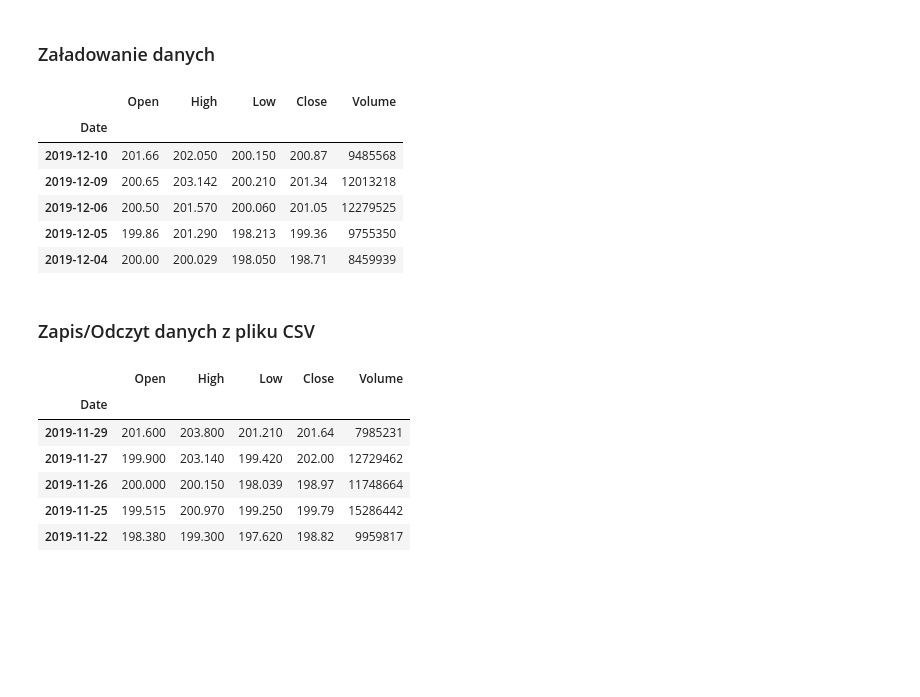
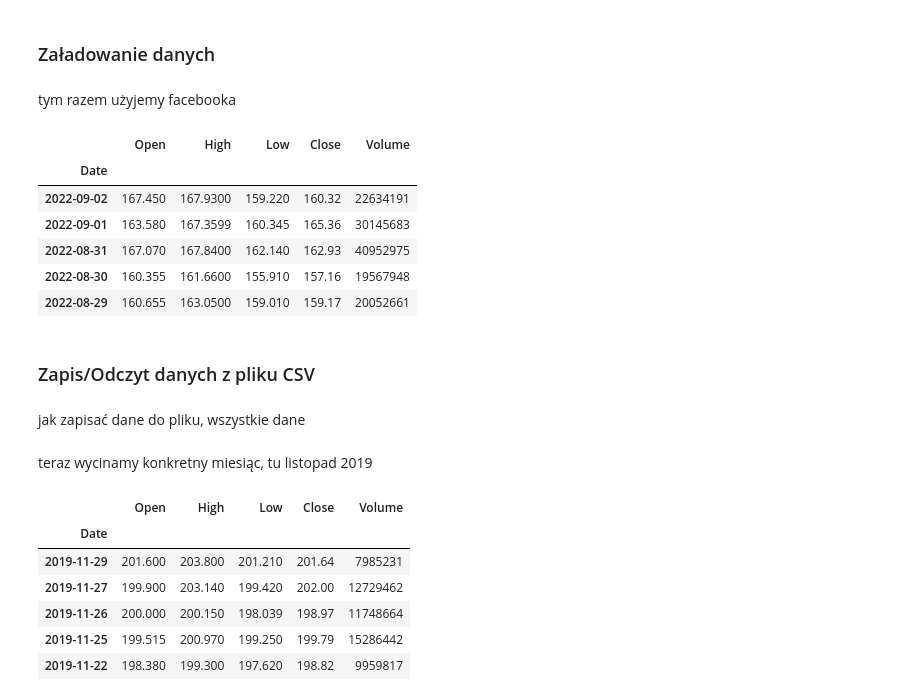
Before and after one commit to J000lka/data-science-bootcamp, a Jupyter notebook: 02_analiza_danych/03_zapis_odczyt.ipynb, the cells around one changed output. Drawn from its saved outputs; the diff is of its cells as text; code cells hidden in the pictures; blank space fills up the shorter version.

```diff
--- a/02_analiza_danych/03_zapis_odczyt.ipynb
+++ b/02_analiza_danych/03_zapis_odczyt.ipynb
@@ -26,28 +26,34 @@ import numpy as np
 import pandas as pd
 # %% [markdown]
 ### <a name='a2'></a> Załadowanie danych
+# %% [markdown]
+tym razem użyjemy facebooka
 # %%
 def fetch_financial_data(company='AMZN'):
     """
     This function fetch stock market quotations.
     """
     import pandas_datareader.data as web
     return web.DataReader(name=company, data_source='stooq')
 
-df = fetch_financial_data('FB')
+df = fetch_financial_data('META')
 df.head()
 # %% [output]
 |  | Open | High | Low | Close | Volume |
 | Date |  |  |  |  |  |
-| 2019-12-10 | 201.66 | 202.050 | 200.150 | 200.87 | 9485568 |
-| 2019-12-09 | 200.65 | 203.142 | 200.210 | 201.34 | 12013218 |
-| 2019-12-06 | 200.50 | 201.570 | 200.060 | 201.05 | 12279525 |
-| 2019-12-05 | 199.86 | 201.290 | 198.213 | 199.36 | 9755350 |
-| 2019-12-04 | 200.00 | 200.029 | 198.050 | 198.71 | 8459939 |
+| 2022-09-02 | 167.450 | 167.9300 | 159.220 | 160.32 | 22634191 |
+| 2022-09-01 | 163.580 | 167.3599 | 160.345 | 165.36 | 30145683 |
+| 2022-08-31 | 167.070 | 167.8400 | 162.140 | 162.93 | 40952975 |
+| 2022-08-30 | 160.355 | 161.6600 | 155.910 | 157.16 | 19567948 |
+| 2022-08-29 | 160.655 | 163.0500 | 159.010 | 159.17 | 20052661 |
 # %% [markdown]
 ### <a name='a3'></a> Zapis/Odczyt danych z pliku CSV
+# %% [markdown]
+jak zapisać dane do pliku, wszystkie dane
 # %%
 df.to_csv('fb.csv')
+# %% [markdown]
+teraz wycinamy konkretny miesiąc, tu listopad 2019
 # %%
 df_nov = df[(df.index.month == 11) & (df.index.year == 2019)]
 df_nov
```
Also changed, not shown: parts of 7 cells of this notebook.
